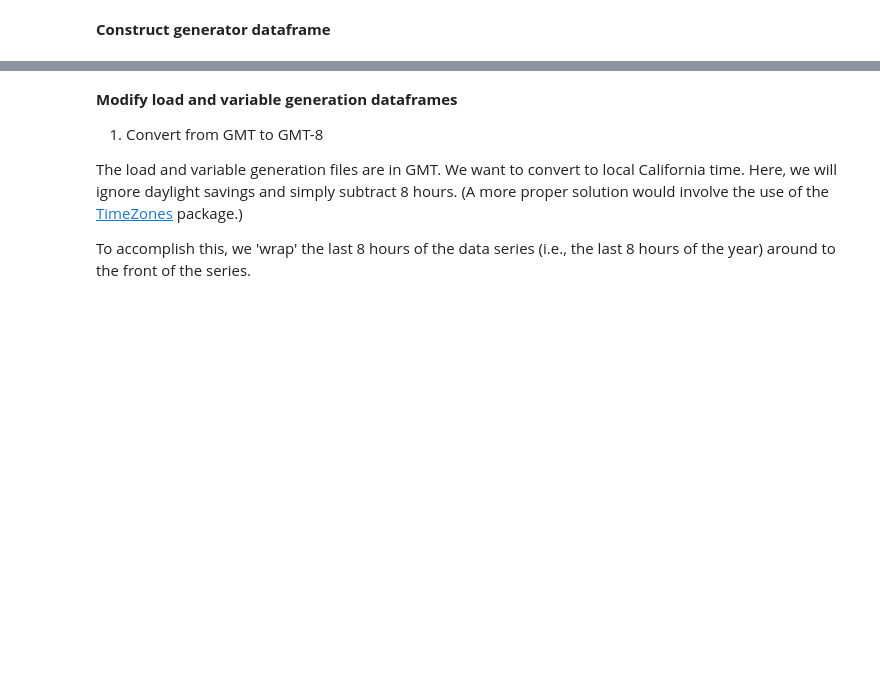
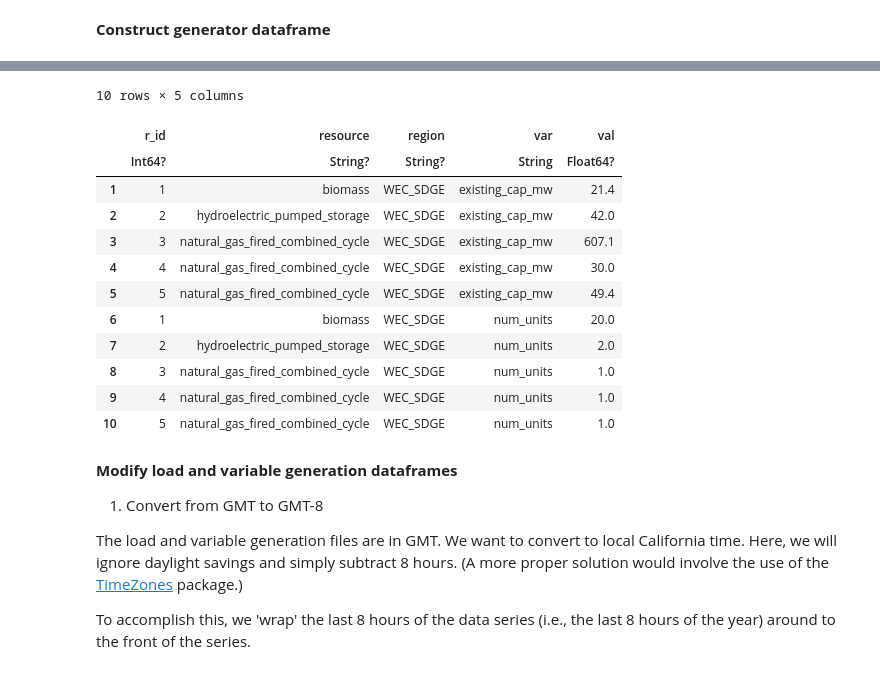
Before and after one commit to Power-Systems-Optimization-Course/power-systems-optimization, a Jupyter notebook: Notebooks/04-Economic-Dispatch.ipynb, the cells around one changed output, grey strips where cells are left out. Saved outputs shown, nothing was run; the diff lists cells and outputs as text; code cells hidden in the pictures; blank space fills up the shorter version.

```diff
--- a/Notebooks/04-Economic-Dispatch.ipynb
+++ b/Notebooks/04-Economic-Dispatch.ipynb
@@ -103,13 +122,15 @@ end
 # %%
 # Keep only the columns relevant to our ED model
 # (We'll come back to other columns in our unit commitment notebooks)
-select!(gen_info, 1:26, :stor) # columns 1:10 and cluster IDs
+select!(gen_info, 1:26, :stor)
 gen_df = outerjoin(gen_info,  fuels, on = :fuel) # load in fuel costs and add to data frame
 rename!(gen_df, :cost_per_mmbtu => :fuel_cost)   # rename column for fuel cost
-gen_df.fuel_cost[ismissing.(gen_df[:,:fuel_cost])] .= 0
+gen_df[ismissing.(gen_df[:,:fuel_cost]), :fuel_cost] .= 0
 
-# create "is_variable" column to indicate if this is a variable generation source (e.g. wind, solar):
-gen_df.is_variable = false
+# create "is_variable" column to indicate if this is a variable generation source (e.g. wind, solar)
+# Note: Julia's strict vectorization syntax requires us to create a new variable using the '!' indexing operator
+# and the '.=' broadcasting assignment. See: https://julia.guide/broadcasting
+gen_df[!, :is_variable] .= false
 gen_df[in(["onshore_wind_turbine","small_hydroelectric","solar_photovoltaic"]).(gen_df.resource),
     :is_variable] .= true;
 
@@ -121,0 +156,4 @@ gen_df = gen_df[gen_df.existing_cap_mw .> 0,:];
+# %%
+df = copy(gen_df)
+select!(df, 1:5)
+df = df[1:5,:]
@@ -122,3 +169,22 @@ gen_df = gen_df[gen_df.existing_cap_mw .> 0,:];
+# %%
+stack(df,
+    [:existing_cap_mw, :num_units],
+    variable_name=:var,
+    value_name=:val)
+# %% [output]
+10 rows × 5 columns
+|  | r_id | resource | region | var | val |
+|  | Int64? | String? | String? | String | Float64? |
+| 1 | 1 | biomass | WEC_SDGE | existing_cap_mw | 21.4 |
+| 2 | 2 | hydroelectric_pumped_storage | WEC_SDGE | existing_cap_mw | 42.0 |
+| 3 | 3 | natural_gas_fired_combined_cycle | WEC_SDGE | existing_cap_mw | 607.1 |
+| 4 | 4 | natural_gas_fired_combined_cycle | WEC_SDGE | existing_cap_mw | 30.0 |
+| 5 | 5 | natural_gas_fired_combined_cycle | WEC_SDGE | existing_cap_mw | 49.4 |
+| 6 | 1 | biomass | WEC_SDGE | num_units | 20.0 |
+| 7 | 2 | hydroelectric_pumped_storage | WEC_SDGE | num_units | 2.0 |
+| 8 | 3 | natural_gas_fired_combined_cycle | WEC_SDGE | num_units | 1.0 |
+| 9 | 4 | natural_gas_fired_combined_cycle | WEC_SDGE | num_units | 1.0 |
+| 10 | 5 | natural_gas_fired_combined_cycle | WEC_SDGE | num_units | 1.0 |
 # %% [markdown]
 **Modify load and variable generation dataframes**
 
```
Also changed, not shown: parts of 23 cells of this notebook, 1 other file.
